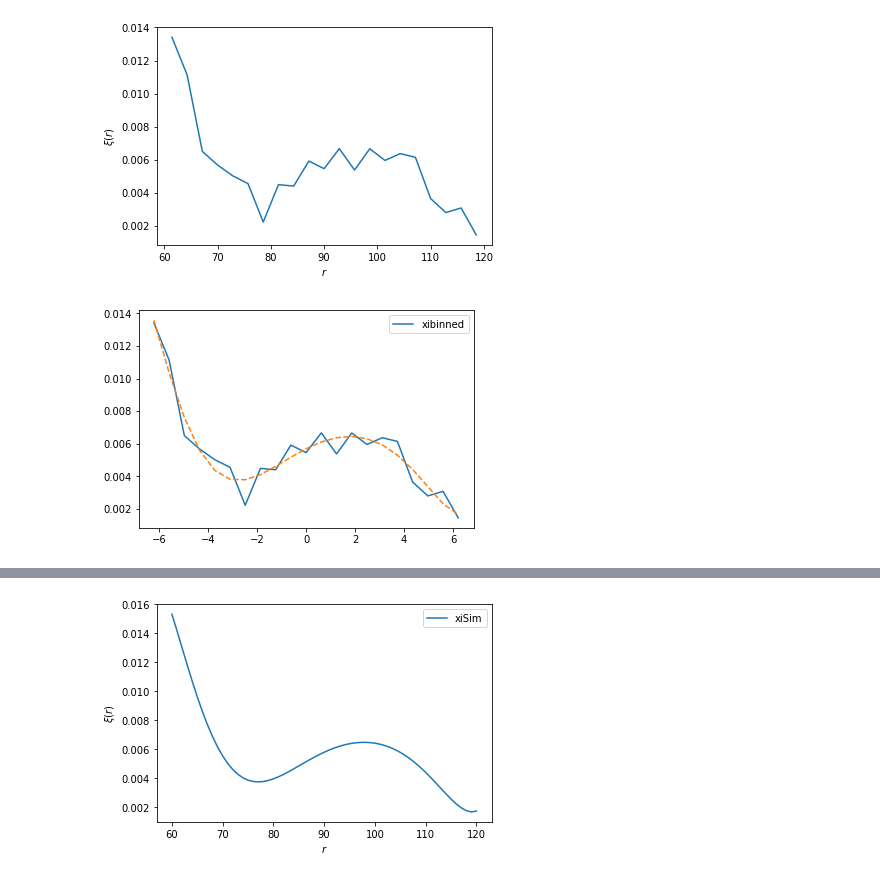
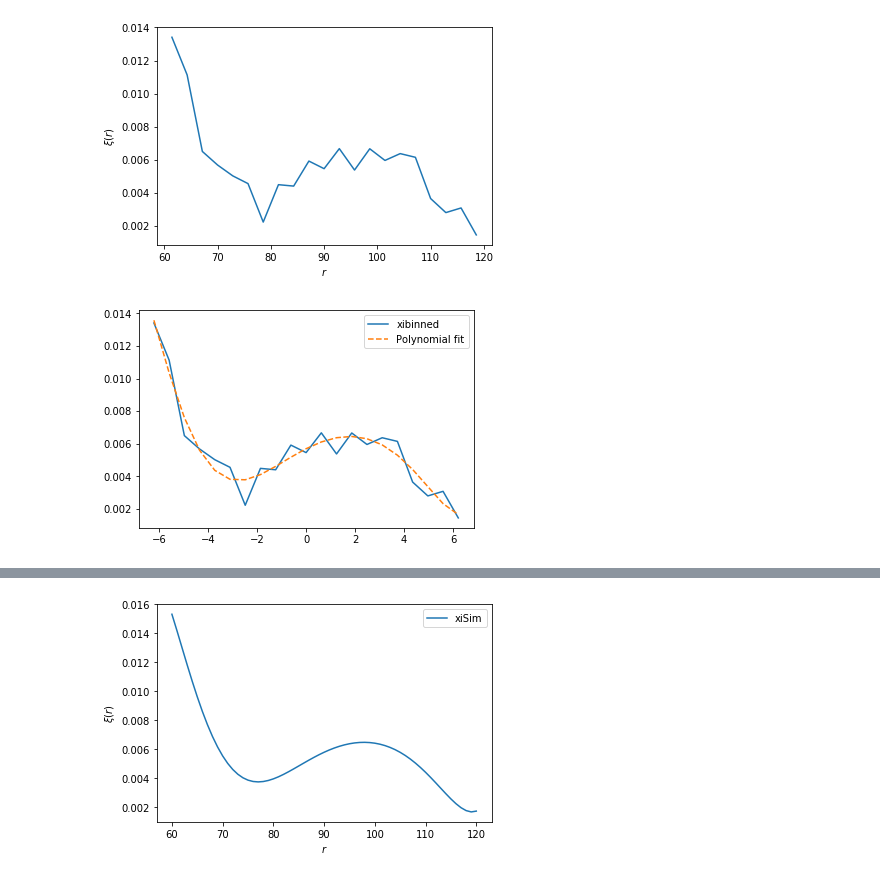
Before and after one commit to marmusso/xi-without-bins, a Jupyter notebook: XiCenLagu.ipynb, the cells around one changed output, grey strips where cells are left out. Saved outputs shown, nothing was run; the diff lists cells and outputs as text; code cells hidden in the pictures.

```diff
--- a/XiCenLagu.ipynb
+++ b/XiCenLagu.ipynb
@@ -194,13 +187,13 @@ plt.show()
 # %%
 ### check if a polynomial is an ok fit to it:
 xbin = (rbin - mu)/sigma
 aFit = np.polyfit(xbin, xi12, nk)
 p = np.poly1d(aFit)
-plt.plot(xbin,Xi12, xbin, p(xbin), '--')
-plt.legend(["xibinned"])
+plt.plot(xbin,xi12, xbin, p(xbin), '--')
+plt.legend(["xibinned", "Polynomial fit"])
 plt.show()
 # %% [output]
-[figure, old version]
+[figure, new version]
 # %%
 ### setting up the vector of RR:
 V = np.zeros(nk+1)
```
Also changed, not shown: parts of 14 cells of this notebook.
